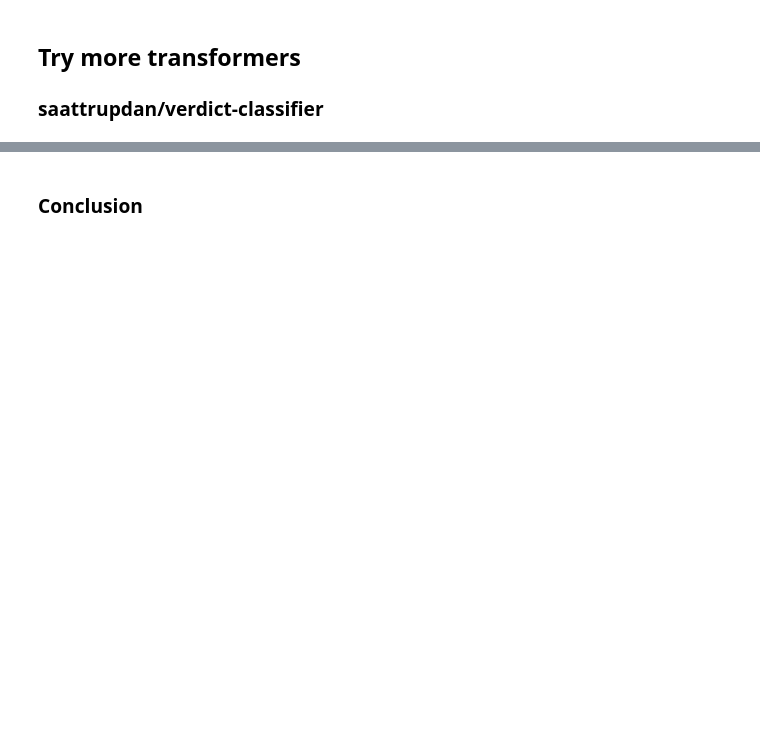
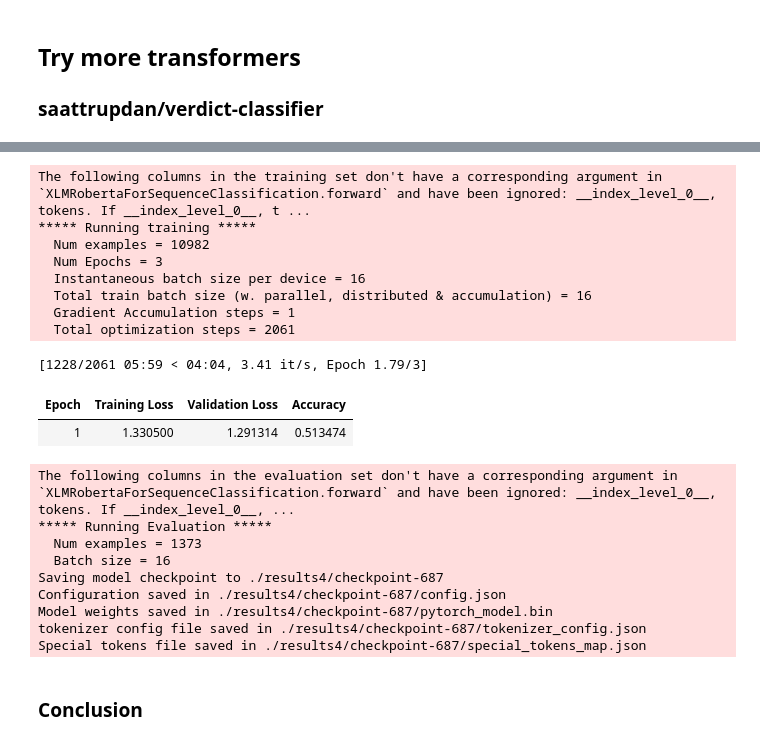
Before and after one commit to claramoreirag/FEUP-NLP-2, a Jupyter notebook: adu_classifier_hugging.ipynb, the cells around one changed output, grey strips where cells are left out. Drawn from its saved outputs; the diff is of its cells as text; code cells hidden in the pictures; blank space fills up the shorter version.

```diff
--- a/adu_classifier_hugging.ipynb
+++ b/adu_classifier_hugging.ipynb
@@ -484,0 +610,4 @@ RuntimeError: ignored
+# %%
+from transformers import AutoModel,  AutoModelForSequenceClassification
+model =  AutoModelForSequenceClassification.from_pretrained('saattrupdan/verdict-classifier', num_labels=5, ignore_mismatched_sizes=True)
+trainer=create_trainer(model, tokenizer,'./results4')
@@ -484,0 +619,26 @@ RuntimeError: ignored
+# %%
+trainer.train()
+trainer.evaluate()
+trainer.predict(test_dataset=tokenized_dataset["test"])
+trainer3.save_model()
+# %% [output]
+The following columns in the training set don't have a corresponding argument in `XLMRobertaForSequenceClassification.forward` and have been ignored: __index_level_0__, tokens. If __index_level_0__, t ...
+***** Running training *****
+  Num examples = 10982
+  Num Epochs = 3
+  Instantaneous batch size per device = 16
+  Total train batch size (w. parallel, distributed & accumulation) = 16
+  Gradient Accumulation steps = 1
+  Total optimization steps = 2061
+[1228/2061 05:59 < 04:04, 3.41 it/s, Epoch 1.79/3]
+| Epoch | Training Loss | Validation Loss | Accuracy |
+| 1 | 1.330500 | 1.291314 | 0.513474 |
+The following columns in the evaluation set don't have a corresponding argument in `XLMRobertaForSequenceClassification.forward` and have been ignored: __index_level_0__, tokens. If __index_level_0__, ...
+***** Running Evaluation *****
+  Num examples = 1373
+  Batch size = 16
+Saving model checkpoint to ./results4/checkpoint-687
+Configuration saved in ./results4/checkpoint-687/config.json
+Model weights saved in ./results4/checkpoint-687/pytorch_model.bin
+tokenizer config file saved in ./results4/checkpoint-687/tokenizer_config.json
+Special tokens file saved in ./results4/checkpoint-687/special_tokens_map.json
```
Also changed, not shown: parts of 23 cells of this notebook.
